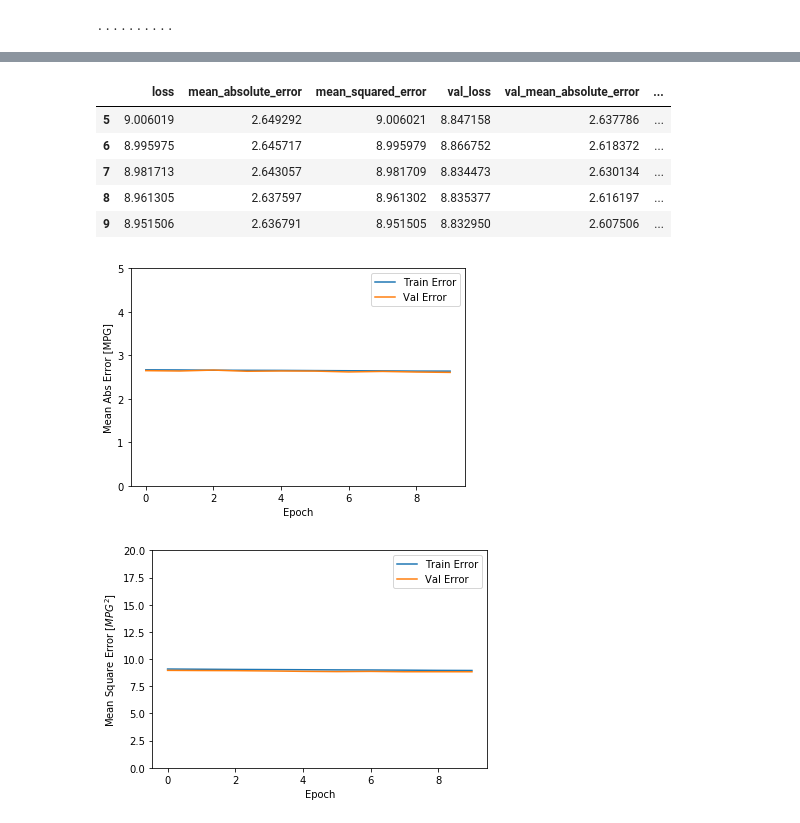
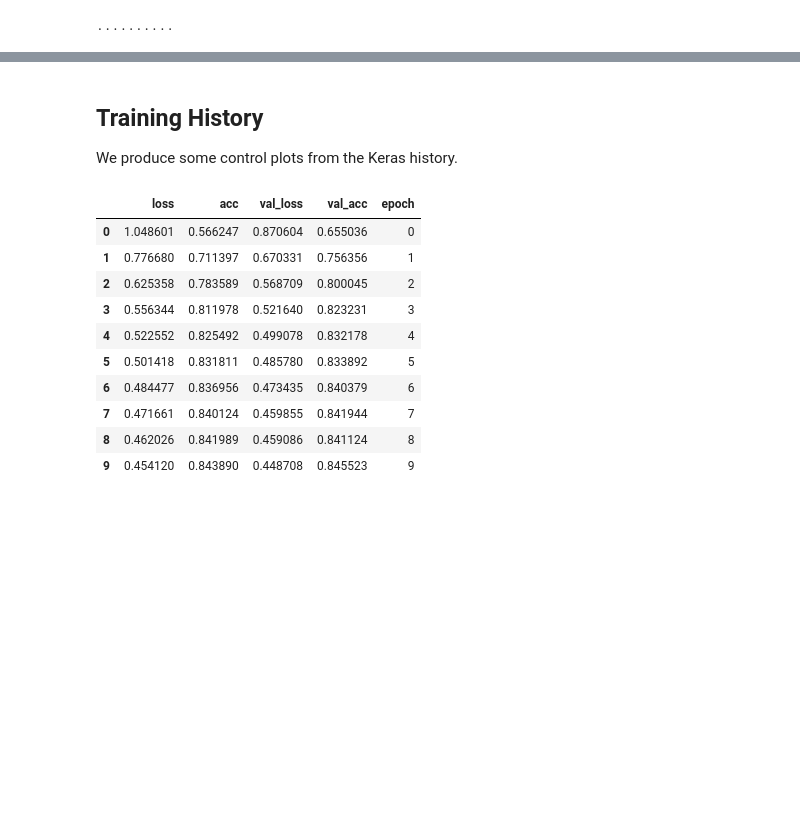
Before and after one commit to marcelkunze/notebooks-ipa, a Jupyter notebook: pid.ipynb, the cells around one changed output, grey strips where cells are left out. Cells and saved outputs as stored; diff of their text form; code cells hidden in the pictures; blank space fills up the shorter version.

```diff
--- a/pid.ipynb
+++ b/pid.ipynb
@@ -70,0 +113,3 @@ plt.show()
+# %%
+train_labels = train_dataset.pop(b'id')
+test_labels = test_dataset.pop(b'id')
@@ -71,6 +118,5 @@ plt.show()
 # %%
 train_stats = train_dataset.describe()
-train_stats.pop(b'pid')
 train_stats = train_stats.transpose()
 train_stats
 # %% [output]
@@ -82,9 +128,6 @@ train_stats
 | b'drc' | 67061.0 | 0.571136 | 0.351391 | 0.000000 | 0.000000 | 0.792264 | 0.820829 | 0.864134 |
 | b'dch' | 67061.0 | 605.618286 | 578.292175 | 0.000000 | 473.632812 | 537.109375 | 634.765625 | 17812.500000 |
 | b'ifr' | 67061.0 | 1.168364 | 1.622137 | 0.000000 | 0.000000 | 0.000000 | 2.039216 | 6.980392 |
-# %%
-train_labels = train_dataset.pop(b'pid')
-test_labels = test_dataset.pop(b'pid')
 # %%
 def norm(x):
   return (x - train_stats['mean']) / train_stats['std']
@@ -93,12 +140,12 @@ normed_test_data = norm(test_dataset)
 # %%
 def build_model():
-  model = keras.Sequential([
-    layers.Dense(15, activation=tf.nn.relu, input_shape=[len(train_dataset.keys())]),
+    model = keras.Sequential([
+    layers.Dense(25, activation=tf.nn.relu, input_shape=[len(train_dataset.keys())]),
     layers.Dense(10, activation=tf.nn.relu),
-    keras.layers.Dense(10, activation=tf.nn.softmax)
+    keras.layers.Dense(5, activation=tf.nn.softmax)
   ])
 
-model.compile(optimizer='adam',
+    model.compile(optimizer='adam',
               loss='sparse_categorical_crossentropy',
               metrics=['accuracy'])
-return model
+    return model
@@ -147,42 +240,19 @@ history = model.fit(
+# %% [markdown]
+## Training History
+We produce some control plots from the Keras history.
 # %%
 hist = pd.DataFrame(history.history)
 hist['epoch'] = history.epoch
-hist.tail()
+hist
 # %% [output]
-|  | loss | mean_absolute_error | mean_squared_error | val_loss | val_mean_absolute_error | ... |
-| 5 | 9.006019 | 2.649292 | 9.006021 | 8.847158 | 2.637786 | ... |
-| 6 | 8.995975 | 2.645717 | 8.995979 | 8.866752 | 2.618372 | ... |
-| 7 | 8.981713 | 2.643057 | 8.981709 | 8.834473 | 2.630134 | ... |
-| 8 | 8.961305 | 2.637597 | 8.961302 | 8.835377 | 2.616197 | ... |
-| 9 | 8.951506 | 2.636791 | 8.951505 | 8.832950 | 2.607506 | ... |
+|  | loss | acc | val_loss | val_acc | epoch |
+| 0 | 1.048601 | 0.566247 | 0.870604 | 0.655036 | 0 |
+| 1 | 0.776680 | 0.711397 | 0.670331 | 0.756356 | 1 |
+| 2 | 0.625358 | 0.783589 | 0.568709 | 0.800045 | 2 |
+| 3 | 0.556344 | 0.811978 | 0.521640 | 0.823231 | 3 |
+| 4 | 0.522552 | 0.825492 | 0.499078 | 0.832178 | 4 |
+| 5 | 0.501418 | 0.831811 | 0.485780 | 0.833892 | 5 |
+| 6 | 0.484477 | 0.836956 | 0.473435 | 0.840379 | 6 |
+| 7 | 0.471661 | 0.840124 | 0.459855 | 0.841944 | 7 |
+| 8 | 0.462026 | 0.841989 | 0.459086 | 0.841124 | 8 |
+| 9 | 0.454120 | 0.843890 | 0.448708 | 0.845523 | 9 |
-# %%
-def plot_history(history):
-  hist = pd.DataFrame(history.history)
-  hist['epoch'] = history.epoch
-
-  plt.figure()
-  plt.xlabel('Epoch')
-  plt.ylabel('Mean Abs Error [pid]')
-  plt.plot(hist['epoch'], hist['mean_absolute_error'],
-           label='Train Error')
-  plt.plot(hist['epoch'], hist['val_mean_absolute_error'],
-           label = 'Val Error')
-  plt.ylim([0,5])
-  plt.legend()
-
-  plt.figure()
-  plt.xlabel('Epoch')
-  plt.ylabel('Mean Square Error [$pid^2$]')
-  plt.plot(hist['epoch'], hist['mean_squared_error'],
-           label='Train Error')
-  plt.plot(hist['epoch'], hist['val_mean_squared_error'],
-           label = 'Val Error')
-  plt.ylim([0,20])
-  plt.legend()
-  plt.show()
-
-
-plot_history(history)
-# %% [output]
-[figure, removed]
-[figure, removed]
```
Also changed, not shown: parts of 31 cells of this notebook.
